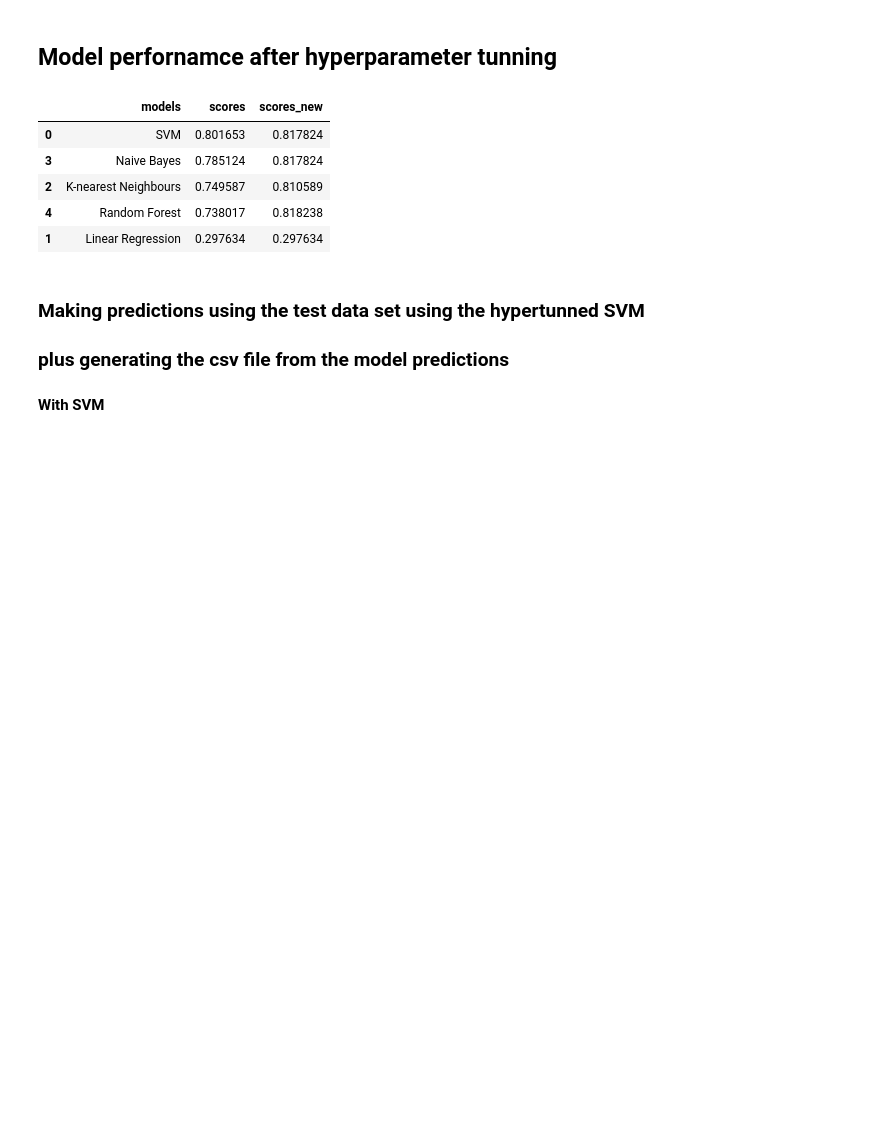
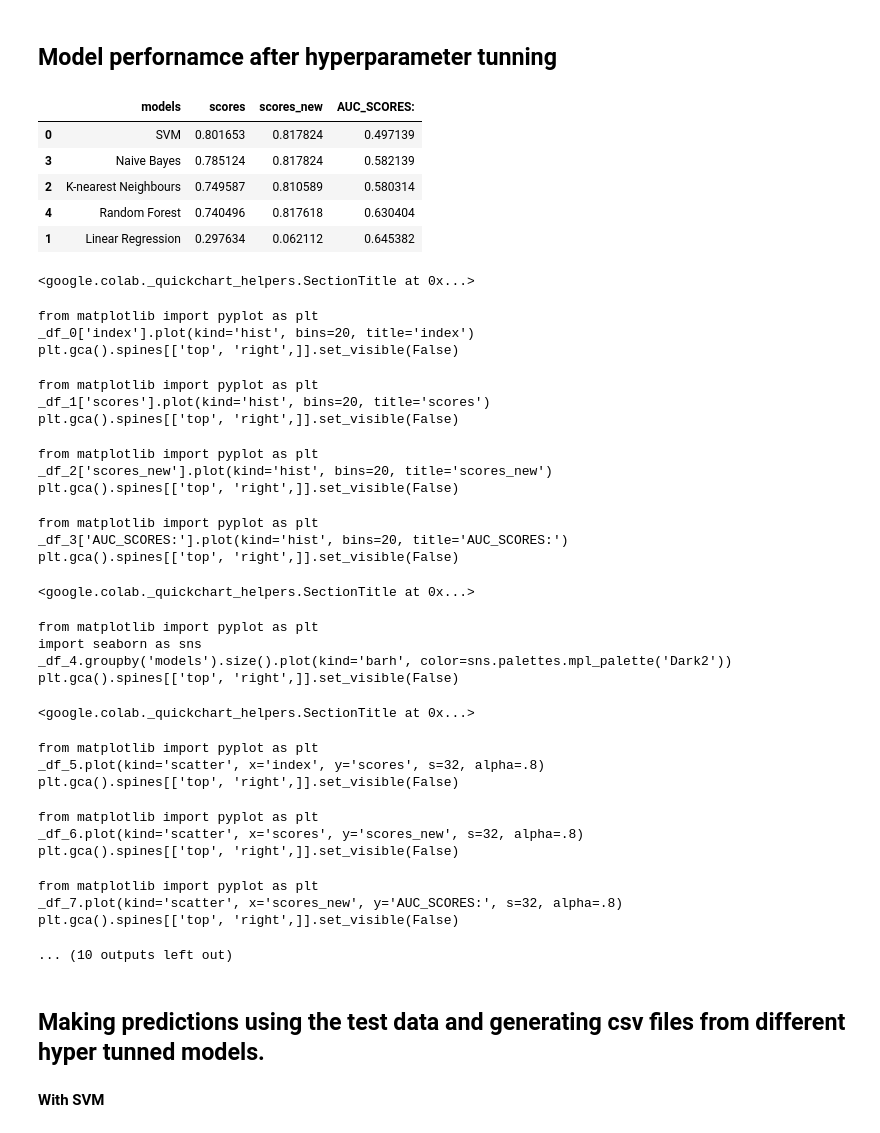
Before and after one commit to frankssenoga/frankssenoga, a Jupyter notebook: NEW_ML_ASSIGNMENT_3_NEW_LATEST.ipynb, the cells around one changed output. Drawn from its saved outputs; the diff is of its cells as text; code cells hidden in the pictures; blank space fills up the shorter version.

```diff
--- a/NEW_ML_ASSIGNMENT_3_NEW_LATEST.ipynb
+++ b/NEW_ML_ASSIGNMENT_3_NEW_LATEST.ipynb
@@ -1371,8 +1389,8 @@ Coefficient of determination (R^2): 0.04
 # %% [markdown]
 ### **Model evaluation for Linear regression**
 # %%
-#score for linear regression model
-y_predict=model.predict(Tx_test)
+# score for linear regression model
+y_predict=model_lr.predict(Tx_test)
 mae=mean_absolute_error(Ty_test, y_predict)
 mae
 # %% [output]
@@ -1379,0 +1403,8 @@ mae
+# %%
+# Define the alpha values for Ridge regression with in the parameter grid
+param_grid_lr={'alpha':[0.01,0.1, 1, 5, 10]}
+ridge = Ridge()
+# %%
+# Perform grid search with cross-validation
+grid_search_lr = GridSearchCV(estimator=ridge, param_grid=param_grid_lr, cv=5, scoring='r2')
+grid_search_lr.fit(Tx_train, Ty_train)
@@ -1379,0 +1414,4 @@ mae
+# %%
+# printing the accuracy score from hypertuned Kneighbours classifier
+accuracy_lr=grid_search_lr.best_score_
+accuracy_lr
@@ -1592,19 +1632,48 @@ so from the above table, SVM was the best model for my case with an accuracy sco
 # %%
 models=pd.DataFrame({
     'models':['SVM','Linear Regression','K-nearest Neighbours','Naive Bayes','Random Forest'],
     'scores':[accuracy,mae,knn_score,nb_score,rf_score],
-    'scores_new':[accuracy23,mae,accuracy17,accuracy23,accuracy18]})
+    'scores_new':[accuracy23,accuracy_lr,accuracy17,accuracy23,accuracy18],
+    'AUC_SCORES:':[roc_auc_svm,roc_auc_nb,roc_auc_knn,roc_auc_rf,roc_auc_lr1]})
 models.sort_values(by='scores',ascending = False)
 # %% [output]
-|  | models | scores | scores_new |
-| 0 | SVM | 0.801653 | 0.817824 |
-| 3 | Naive Bayes | 0.785124 | 0.817824 |
-| 2 | K-nearest Neighbours | 0.749587 | 0.810589 |
-| 4 | Random Forest | 0.738017 | 0.818238 |
-| 1 | Linear Regression | 0.297634 | 0.297634 |
+|  | models | scores | scores_new | AUC_SCORES: |
+| 0 | SVM | 0.801653 | 0.817824 | 0.497139 |
+| 3 | Naive Bayes | 0.785124 | 0.817824 | 0.582139 |
+| 2 | K-nearest Neighbours | 0.749587 | 0.810589 | 0.580314 |
+| 4 | Random Forest | 0.740496 | 0.817618 | 0.630404 |
+| 1 | Linear Regression | 0.297634 | 0.062112 | 0.645382 |
+<google.colab._quickchart_helpers.SectionTitle at 0x...>
+from matplotlib import pyplot as plt
+_df_0['index'].plot(kind='hist', bins=20, title='index')
+plt.gca().spines[['top', 'right',]].set_visible(False)
+from matplotlib import pyplot as plt
+_df_1['scores'].plot(kind='hist', bins=20, title='scores')
+plt.gca().spines[['top', 'right',]].set_visible(False)
+from matplotlib import pyplot as plt
+_df_2['scores_new'].plot(kind='hist', bins=20, title='scores_new')
+plt.gca().spines[['top', 'right',]].set_visible(False)
+from matplotlib import pyplot as plt
+_df_3['AUC_SCORES:'].plot(kind='hist', bins=20, title='AUC_SCORES:')
+plt.gca().spines[['top', 'right',]].set_visible(False)
+<google.colab._quickchart_helpers.SectionTitle at 0x...>
+from matplotlib import pyplot as plt
+import seaborn as sns
+_df_4.groupby('models').size().plot(kind='barh', color=sns.palettes.mpl_palette('Dark2'))
+plt.gca().spines[['top', 'right',]].set_visible(False)
+<google.colab._quickchart_helpers.SectionTitle at 0x...>
+from matplotlib import pyplot as plt
+_df_5.plot(kind='scatter', x='index', y='scores', s=32, alpha=.8)
+plt.gca().spines[['top', 'right',]].set_visible(False)
+from matplotlib import pyplot as plt
+_df_6.plot(kind='scatter', x='scores', y='scores_new', s=32, alpha=.8)
+plt.gca().spines[['top', 'right',]].set_visible(False)
+from matplotlib import pyplot as plt
+_df_7.plot(kind='scatter', x='scores_new', y='AUC_SCORES:', s=32, alpha=.8)
+plt.gca().spines[['top', 'right',]].set_visible(False)
+... (10 outputs left out)
 # %% [markdown]
-### **Making predictions using the test data set using  the hypertunned SVM**
-### **plus generating the csv file from the model predictions**
+## **Making predictions using the test data and generating csv files from different hyper tunned models.**
 # %% [markdown]
 **With SVM**
 # %%
```
Also changed, not shown: parts of 21 cells of this notebook.
